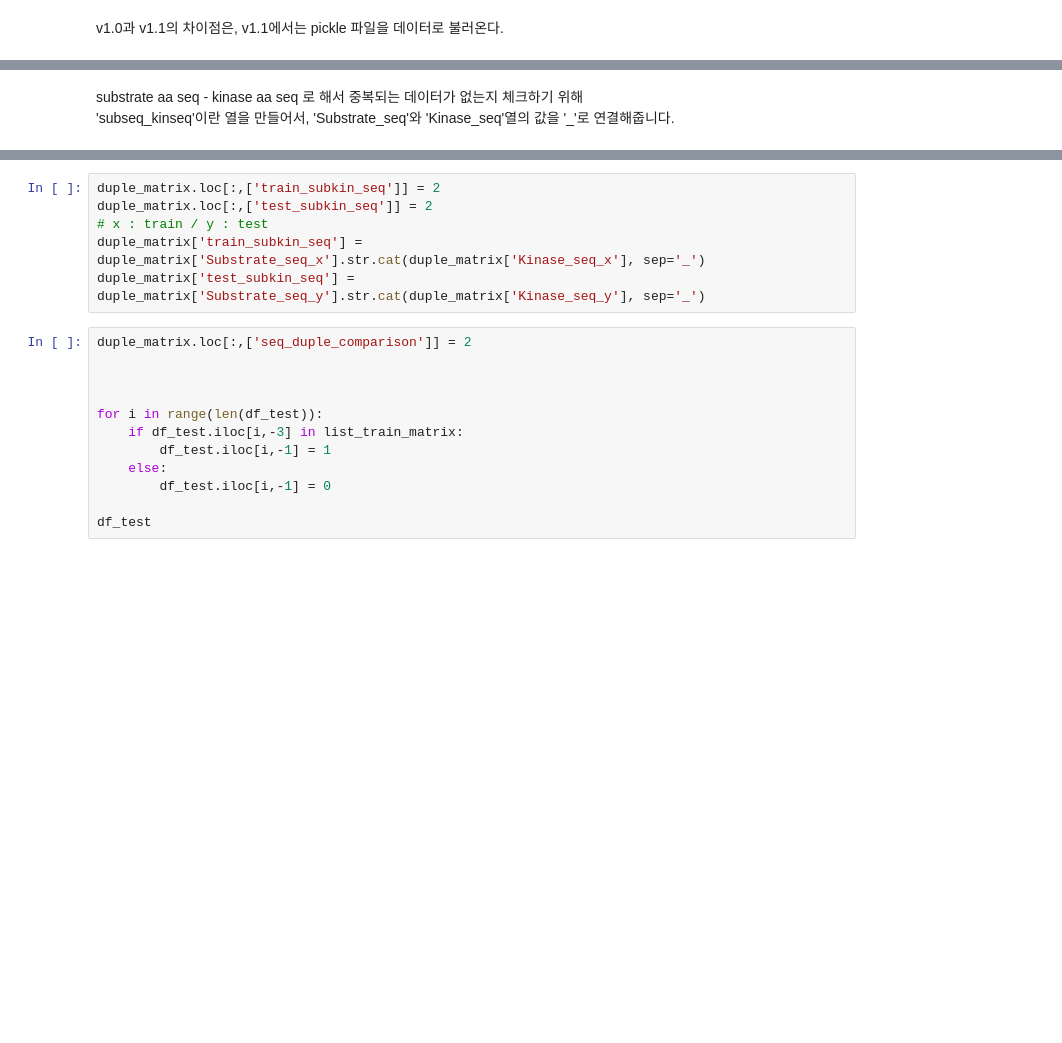
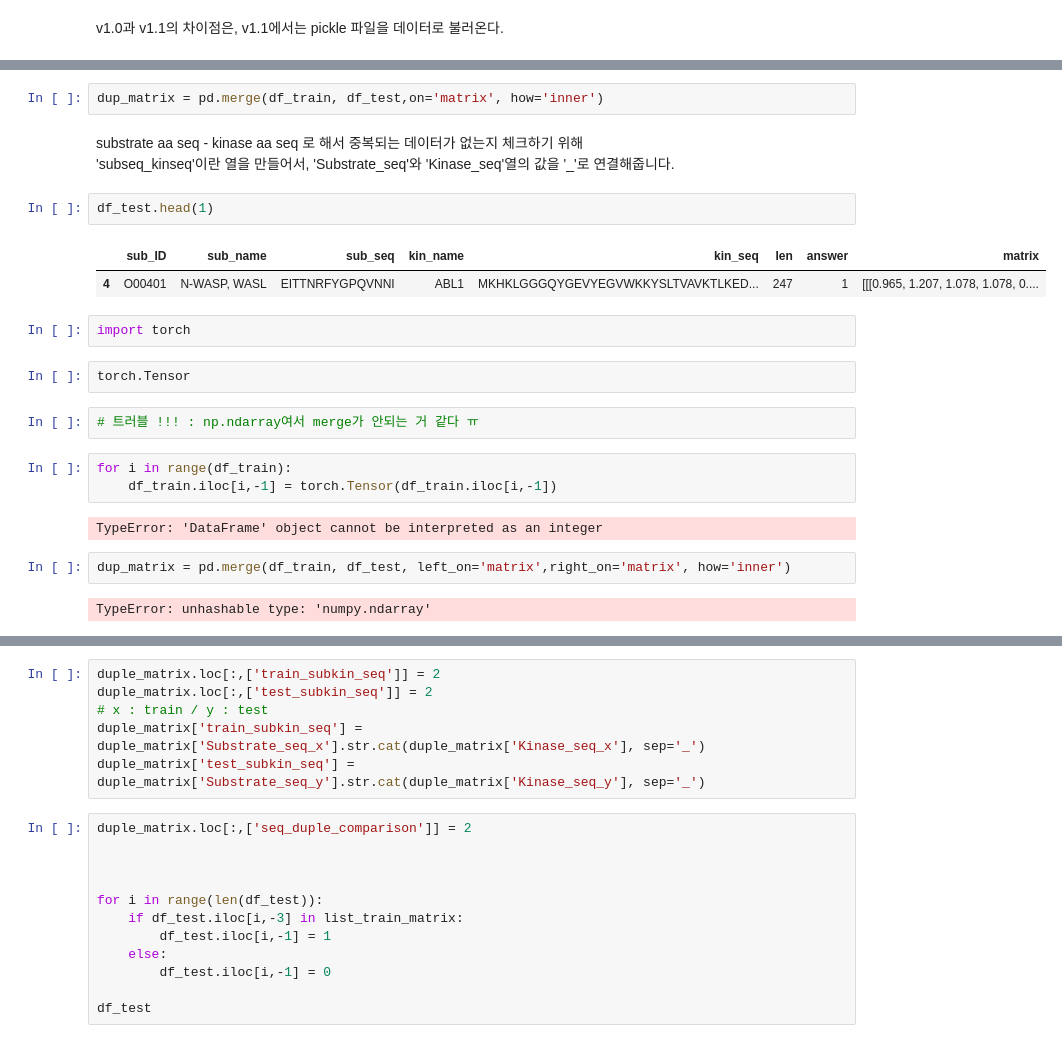
Before and after one commit to jeguring/2022_phosphorylaytion_prediction, a Jupyter notebook: EDA/220502_pp-pred_train-test-duplicate-comparison_v1.1_HB.ipynb, the cells around one changed output, grey strips where cells are left out. Saved outputs shown, nothing was run; the diff lists cells and outputs as text; blank space fills up the shorter version.

```diff
--- a/EDA/220502_pp-pred_train-test-duplicate-comparison_v1.1_HB.ipynb
+++ b/EDA/220502_pp-pred_train-test-duplicate-comparison_v1.1_HB.ipynb
@@ -84,6 +91,28 @@ len(df_train_human)/len(df_train)
+# %%
+dup_matrix = pd.merge(df_train, df_test,on='matrix', how='inner')
 # %% [markdown]
 substrate aa seq - kinase aa seq 로 해서 중복되는 데이터가 없는지 체크하기 위해
 'subseq_kinseq'이란 열을 만들어서, 'Substrate_seq'와 'Kinase_seq'열의 값을 '_'로 연결해줍니다.
+# %%
+df_test.head(1)
+# %% [output]
+|  | sub_ID | sub_name | sub_seq | kin_name | kin_seq | len | answer | matrix |
+| 4 | O00401 | N-WASP, WASL | EITTNRFYGPQVNNI | ABL1 | MKHKLGGGQYGEVYEGVWKKYSLTVAVKTLKED... | 247 | 1 | [[[0.965, 1.207, 1.078, 1.078, 0.... |
+# %%
+import torch
+# %%
+torch.Tensor
+# %%
+# 트러블 !!! : np.ndarray여서 merge가 안되는 거 같다 ㅠ
+# %%
+for i in range(df_train):
+    df_train.iloc[i,-1] = torch.Tensor(df_train.iloc[i,-1])
+# %% [output]
+TypeError: 'DataFrame' object cannot be interpreted as an integer
+# %%
+dup_matrix = pd.merge(df_train, df_test, left_on='matrix',right_on='matrix', how='inner')
+# %% [output]
+TypeError: unhashable type: 'numpy.ndarray'
 # %%
 def subseq_kinseq(df):
     df.loc[:,'subseq_kinseq'] = 0
```
Also changed, not shown: parts of 34 cells of this notebook.
